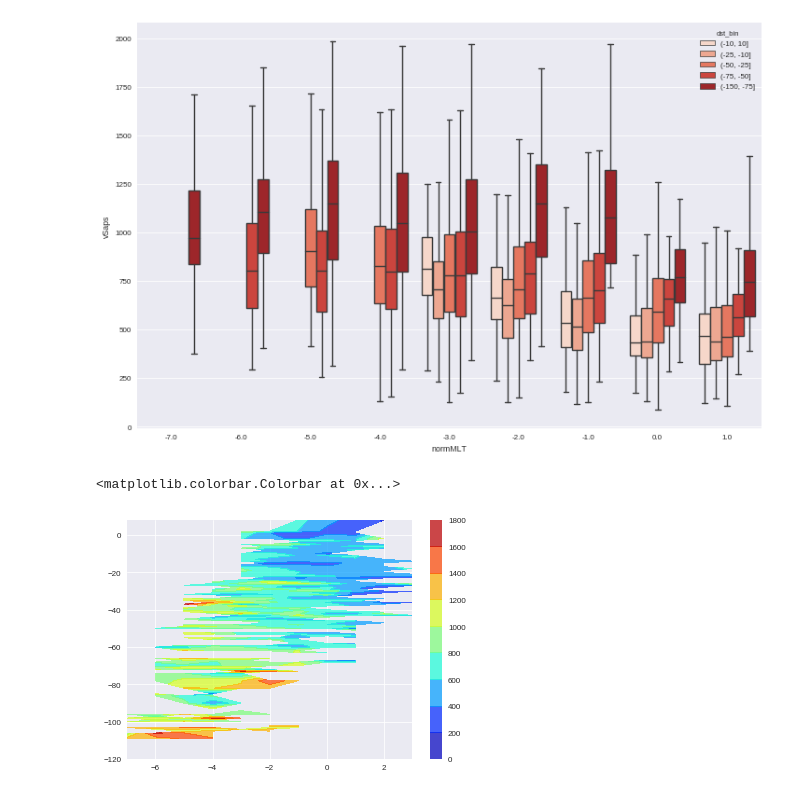
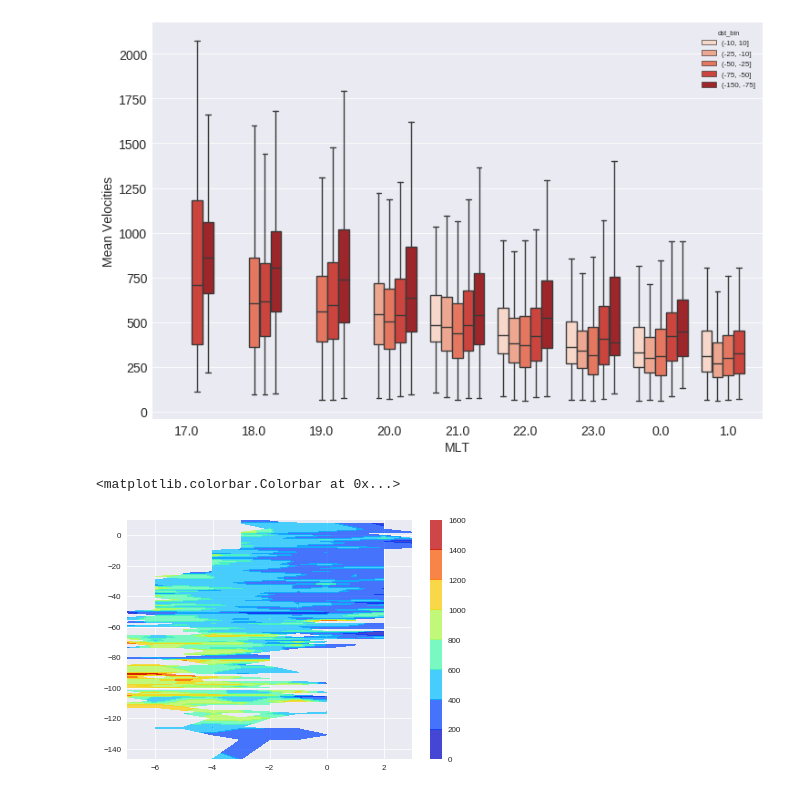
Before and after one commit to bharatreddy/indsvels, a Jupyter notebook: ipy/stats1.ipynb, the cells around one changed output. Saved outputs shown, nothing was run; the diff lists cells and outputs as text; code cells hidden in the pictures.

```diff
--- a/ipy/stats1.ipynb
+++ b/ipy/stats1.ipynb
@@ -13,8 +14,11 @@ from matplotlib.colors import ListedColormap
 from matplotlib.colors import Normalize
 from matplotlib import ticker
 %matplotlib inline
+# %%
+# Some constants
+cutOffMLTMLATUniqCnt = 4
 # %%
-velsDataDF = pandas.read_csv( "../data/processed-vels-geomag-extra.txt", sep=' ',\
+velsDataDF = pandas.read_csv( "../data/processed-vels-geomag-fin.txt", sep=' ',\
                             infer_datetime_format=True,\
                             parse_dates=["date"])
 # Get actual SAPS azimuths
@@ -30,4 +34,17 @@ velsDataDF.head()
 5 rows × 25 columns
+# %%
+# Filter out some values
+# When there aren't good number of measurements at lats
+# discard those values
+cntMLTPntsDF = velsDataDF[ ["dst_bin", "normMLT", "MLAT"] \
+                    ].groupby( ["dst_bin", "normMLT"] \
+                    )["MLAT"].nunique().reset_index()
+cntMLTPntsDF.columns = ["dst_bin", "normMLT", "MLATCntUnq"]
+cntMLTPntsDF = cntMLTPntsDF[ cntMLTPntsDF["MLATCntUnq"] >=\
+                    cutOffMLTMLATUniqCnt ][ ["dst_bin", "normMLT"]\
+                        ].reset_index(drop=True)
+velsDataDF = pandas.merge( velsDataDF, cntMLTPntsDF,\
+                    on=["dst_bin", "normMLT"], how="inner" )
 # %%
 # We'll now divide data into MLT/MLAT bins and get some stats
 mltMlatMeanDF = velsDataDF.groupby( [ "normMLT", "MLAT" ] ).mean().reset_index()
@@ -388,14 +405,30 @@ sapsVelstoCsv = sapsVelstoCsv[ [ "normMLT", "MLAT",\
                             "vSaps", "azim", "plot_MLATEnd", "plot_normMLTEnd", "dst_median" ] ]
 sapsVelstoCsv.to_csv("../data/sapsVelsMagnAzimDst.txt", sep=' ', index=False, header=False)
 # %%
+# We need to plot MLTs (we are using normMLT now)
+#
+unqNrmMLTList = sorted( velsDataDF[ (velsDataDF["normMLT"] < 2.) ]["normMLT"].unique().tolist() )
+mltStr = []
+for j in unqNrmMLTList:
+    if j < 0:
+        mltStr.append( str(j + 24) )
+    else:
+        mltStr.append( str(j) )
+
 f = plt.figure(figsize=(12, 8))
 ax1 = f.add_subplot(1,1,1)
 dst_order = [ '(-10, 10]', '(-25, -10]', '(-50, -25]', '(-75, -50]', '(-150, -75]' ]
 sns.boxplot( x="normMLT", y="vSaps", hue="dst_bin", data=velsDataDF[ (velsDataDF["normMLT"] < 2.) ],\
             hue_order=dst_order, palette="Reds", showfliers=False )
+
+# plt.xticks( range(len(unqNrmMLTList)), mltStr )
+ax1.set_xticklabels( mltStr )
+ax1.tick_params(labelsize=14)
+ax1.set_xlabel("MLT", fontsize=14)
+ax1.set_ylabel("Mean Velocities", fontsize=14)
 plt.savefig("../figs/Dst-MLT-Vels.pdf",bbox_inches='tight')
 # %% [output]
-[figure, old version]
+[figure, new version]
 # %%
 mltDstIndVelDF = velsDataDF[ ["dst_index", "normMLT",\
                     "vSaps"] ].groupby( ["dst_index", "normMLT"]\
@@ -409,4 +442,4 @@ plt.contourf(Xi, Yi, Z, alpha=0.7, cmap=plt.cm.jet)
 plt.colorbar()
 # %% [output]
 <matplotlib.colorbar.Colorbar at 0x...>
-[figure, old version]
+[figure, new version]
```
Also changed, not shown: parts of 20 cells of this notebook, 31 other files.
